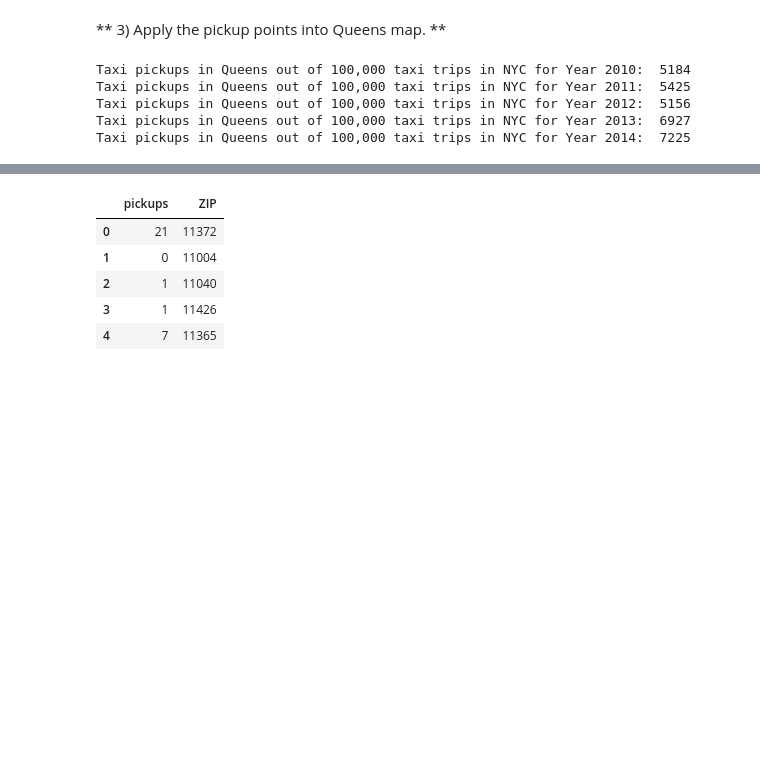
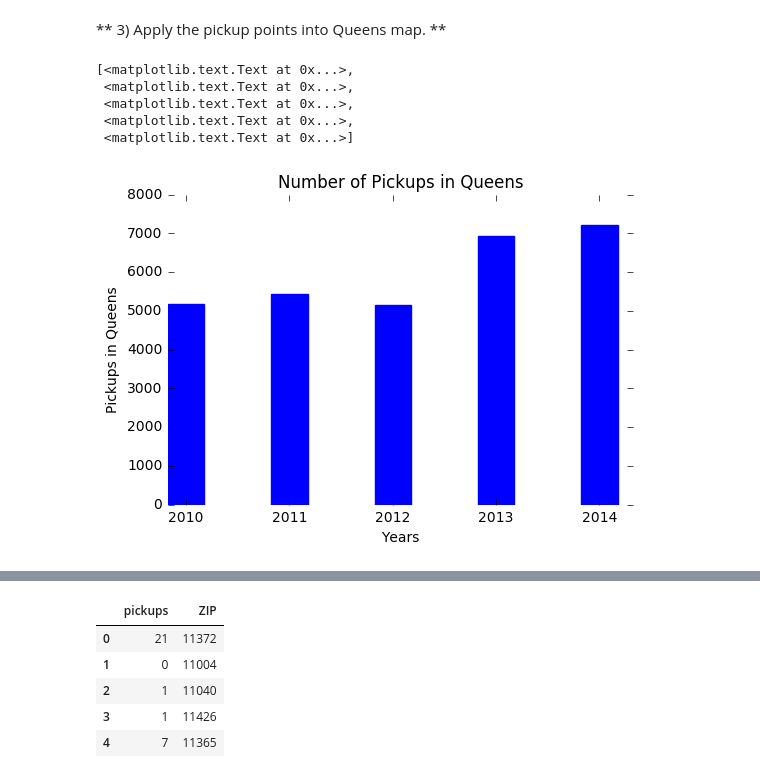
Before and after one commit to cjallow/DataScience-Project, a Jupyter notebook: EP_taxi_dataset_explore_queens.ipynb, the cells around one changed output, grey strips where cells are left out. Drawn from its saved outputs; the diff is of its cells as text; code cells hidden in the pictures; blank space fills up the shorter version.

Commit message:
add plot for subarea of Queens

```diff
--- a/EP_taxi_dataset_explore_queens.ipynb
+++ b/EP_taxi_dataset_explore_queens.ipynb
@@ -190,20 +183,0 @@ def get_pickup_sum(geo_points):
-# %%
-# report the number of taxi pickups in Queens
-sum_pickup10 = get_pickup_sum(pickup_in_QN10)
-sum_pickup11 = get_pickup_sum(pickup_in_QN11)
-sum_pickup12 = get_pickup_sum(pickup_in_QN12)
-sum_pickup13 = get_pickup_sum(pickup_in_QN13)
-sum_pickup14 = get_pickup_sum(pickup_in_QN14)
-
-# report
-#print("Taxi pickups in Queens out of 100,000 taxi trips in NYC for Year 2010: ",  sum_pickup10)
-#print("Taxi pickups in Queens out of 100,000 taxi trips in NYC for Year 2011: ",  sum_pickup11)
-#print("Taxi pickups in Queens out of 100,000 taxi trips in NYC for Year 2012: ",  sum_pickup12)
-#print("Taxi pickups in Queens out of 100,000 taxi trips in NYC for Year 2013: ",  sum_pickup13)
-#print("Taxi pickups in Queens out of 100,000 taxi trips in NYC for Year 2014: ",  sum_pickup14)
-# %% [output]
-Taxi pickups in Queens out of 100,000 taxi trips in NYC for Year 2010:  5184
-Taxi pickups in Queens out of 100,000 taxi trips in NYC for Year 2011:  5425
-Taxi pickups in Queens out of 100,000 taxi trips in NYC for Year 2012:  5156
-Taxi pickups in Queens out of 100,000 taxi trips in NYC for Year 2013:  6927
-Taxi pickups in Queens out of 100,000 taxi trips in NYC for Year 2014:  7225
@@ -211,0 +184,40 @@ Taxi pickups in Queens out of 100,000 taxi trips in NYC for Year 2014:  7225
+# %%
+# get sum of the pickups in the region
+def get_pickup_sum(geo_points):
+    sum_  = 0
+    for i in range (len(geo_points)):
+        sum_ = sum_ + len(geo_points[i])
+    return sum_
+
+# the number of taxi pickups in Queens
+sum_pickup10 = get_pickup_sum(pickup_in_QN10)
+sum_pickup11 = get_pickup_sum(pickup_in_QN11)
+sum_pickup12 = get_pickup_sum(pickup_in_QN12)
+sum_pickup13 = get_pickup_sum(pickup_in_QN13)
+sum_pickup14 = get_pickup_sum(pickup_in_QN14)
+
+# bar graph - the number of taxi pickups in Queens
+fig = plt.figure()
+ax = fig.add_subplot(111)
+
+ind = np.arange(5) # the x locations for the groups
+width = 0.35       # the width of the bars
+
+y_val = [sum_pickup10, sum_pickup11, sum_pickup12, sum_pickup13, sum_pickup14]
+p1 = ax.bar(ind, y_val, width, edgecolor='b')
+
+ax.set_frame_on(False)
+
+ax.set_title('Number of Pickups in Queens')
+ax.set_xlabel('Years')
+ax.set_ylabel('Pickups in Queens')
+
+ax.set_xticks(ind + width/2.)
+ax.set_xticklabels(('2010', '2011', '2012', '2013', '2014'))
+# %% [output]
+[<matplotlib.text.Text at 0x...>,
+ <matplotlib.text.Text at 0x...>,
+ <matplotlib.text.Text at 0x...>,
+ <matplotlib.text.Text at 0x...>,
+ <matplotlib.text.Text at 0x...>]
+[figure, added]
```
Also changed, not shown: parts of 11 cells of this notebook.
